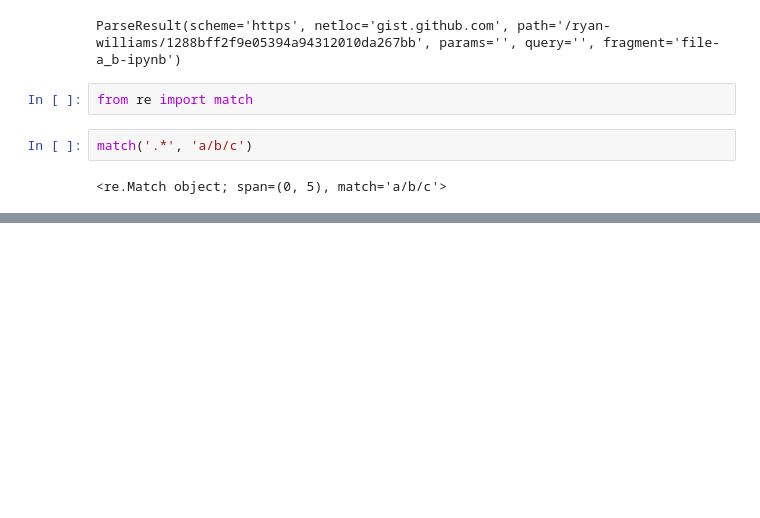
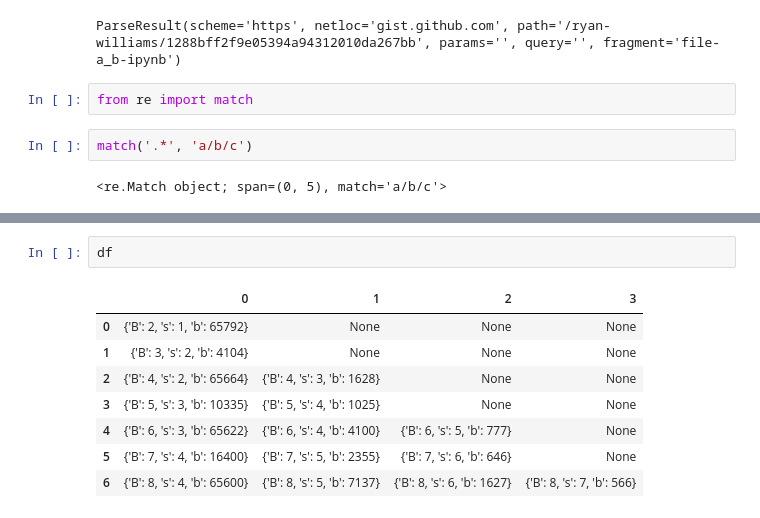
Before and after one commit to runsascoded/ur, a Jupyter notebook: ur-test.ipynb, the cells around one changed output, grey strips where cells are left out. Drawn from its saved outputs; the diff is of its cells as text; blank space fills up the shorter version.

```diff
--- a/ur-test.ipynb
+++ b/ur-test.ipynb
@@ -194,0 +470,11 @@ match('.*', 'a/b/c')
+# %%
+df
+# %% [output]
+|  | 0 | 1 | 2 | 3 |
+| 0 | {'B': 2, 's': 1, 'b': 65792} | None | None | None |
+| 1 | {'B': 3, 's': 2, 'b': 4104} | None | None | None |
+| 2 | {'B': 4, 's': 2, 'b': 65664} | {'B': 4, 's': 3, 'b': 1628} | None | None |
+| 3 | {'B': 5, 's': 3, 'b': 10335} | {'B': 5, 's': 4, 'b': 1025} | None | None |
+| 4 | {'B': 6, 's': 3, 'b': 65622} | {'B': 6, 's': 4, 'b': 4100} | {'B': 6, 's': 5, 'b': 777} | None |
+| 5 | {'B': 7, 's': 4, 'b': 16400} | {'B': 7, 's': 5, 'b': 2355} | {'B': 7, 's': 6, 'b': 646} | None |
+| 6 | {'B': 8, 's': 4, 'b': 65600} | {'B': 8, 's': 5, 'b': 7137} | {'B': 8, 's': 6, 'b': 1627} | {'B': 8, 's': 7, 'b': 566} |
```
Also changed, not shown: parts of 30 cells of this notebook, 3 other files.
